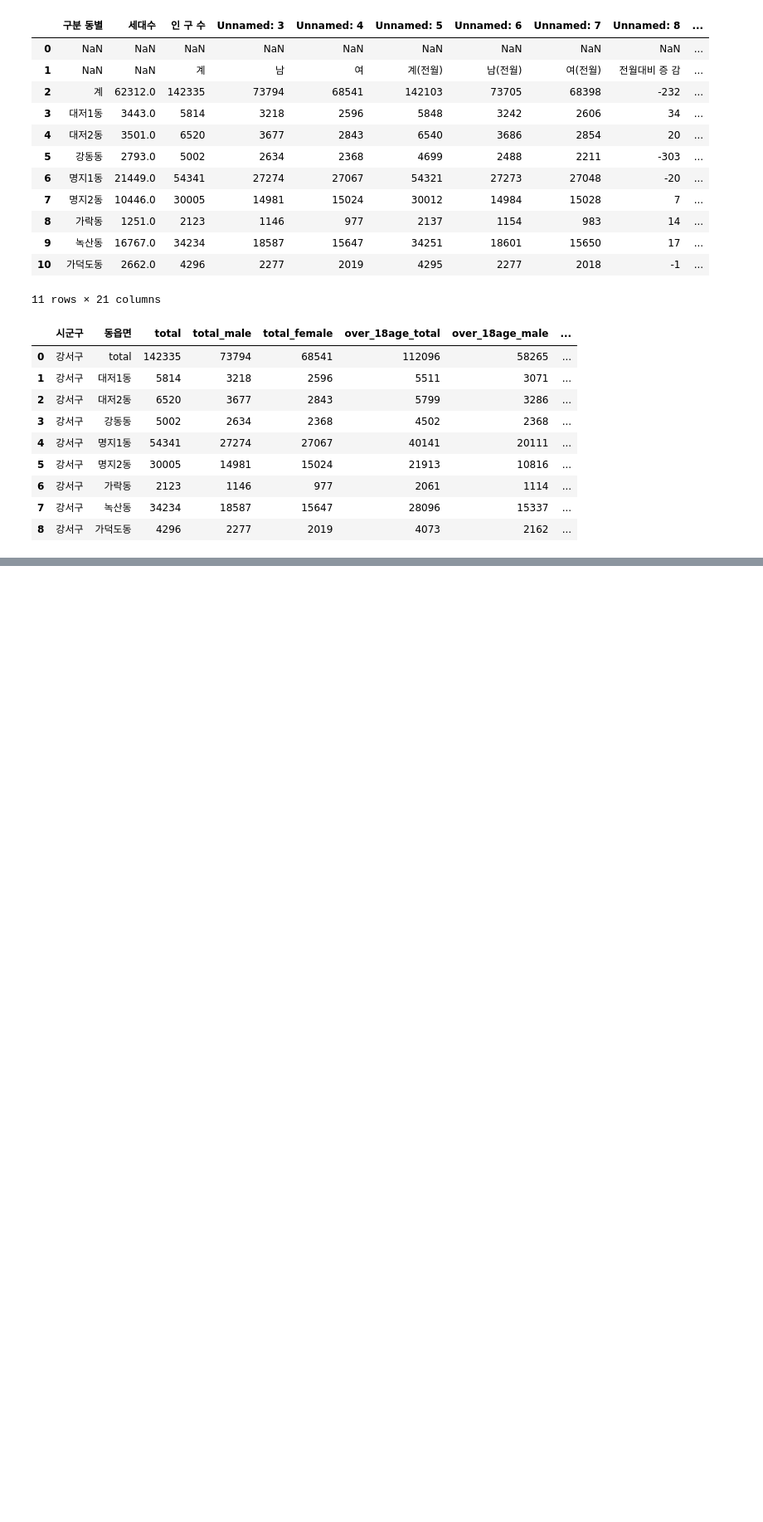
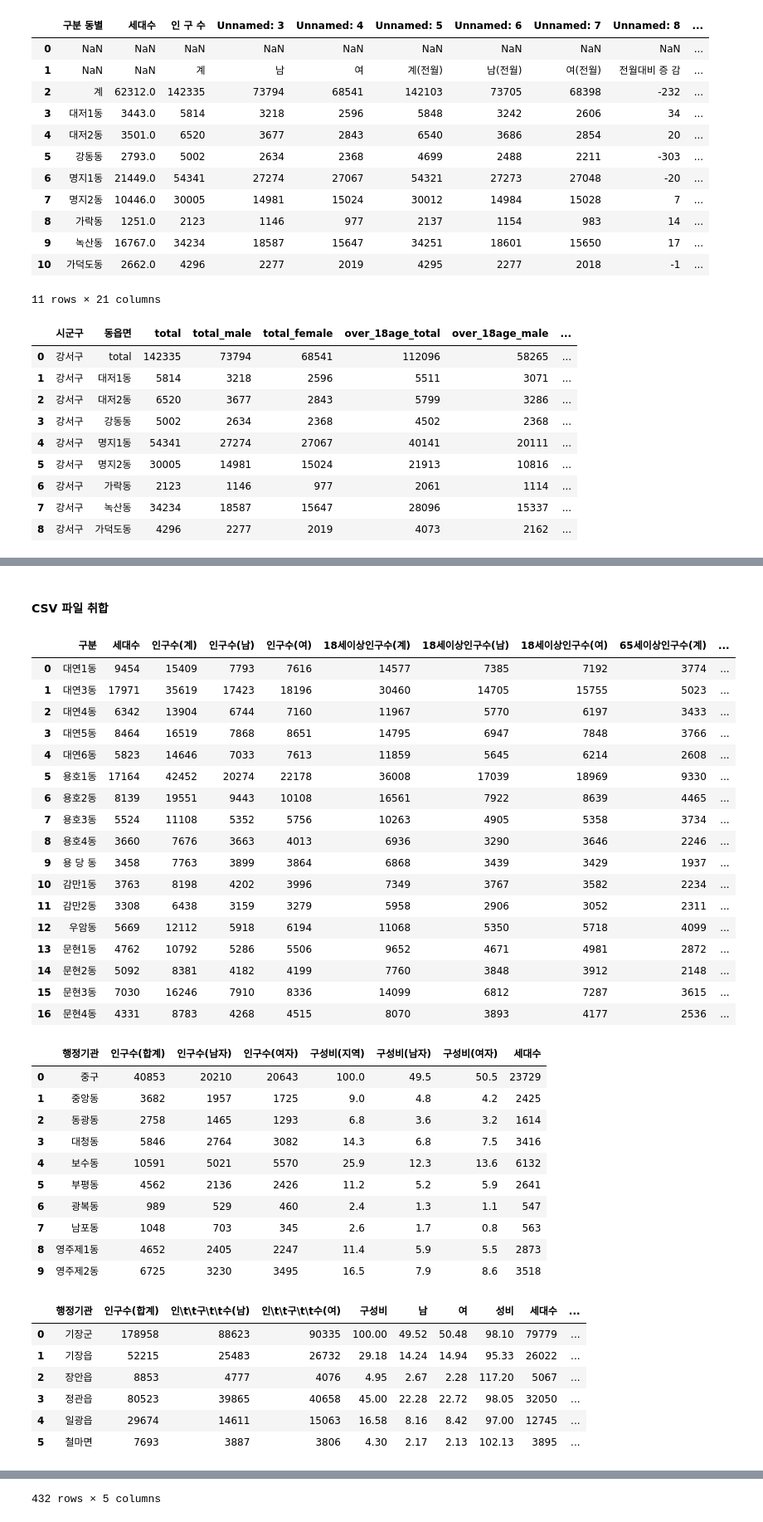
Before and after one commit to Lucky-Books/Lucky-Books-Data-Processing, a Jupyter notebook: data-preprocessing.ipynb, the cells around one changed output, grey strips where cells are left out. Shown: that part at 83% size. Saved outputs shown, nothing was run; the diff lists cells and outputs as text; code cells hidden in the pictures; blank space fills up the shorter version.

```diff
--- a/data-preprocessing.ipynb
+++ b/data-preprocessing.ipynb
@@ -176,11 +179,3 @@ display(df_all)
 | 6 | 강서구 | 가락동 | 2123 | 1146 | 977 | 2061 | 1114 | ... |
 | 7 | 강서구 | 녹산동 | 34234 | 18587 | 15647 | 28096 | 15337 | ... |
 | 8 | 강서구 | 가덕도동 | 4296 | 2277 | 2019 | 4073 | 2162 | ... |
-# %%
-
-for k, v in df_gangseogu[3:].items():
-    print(k)
-    l = []
-    for i in v:
-        l.append(i)
-    print(l)
@@ -204,0 +184,65 @@ Unnamed: 20
+# %% [markdown]
+#### CSV 파일 취합
+# %%
+new_df = {
+    '시군구': [],
+    '동읍면': [],
+    'total': [],
+    'total_male': [],
+    'total_female': [],
+    'over_18age_total': [],
+    'over_18age_male': [],
+    'over_18age_female': [],
+    'over_65age_total': [],
+    'over_65age_male': [],
+    'over_65age_female': [],
+}
+
+for i in range(1, len(dir_root)):
+    df = pd.read_csv(os.path.join(root, dir_root[i]), encoding='cp949')
+    for k, v in df.items():
+        l = []
+        for i in v:
+            l.append(i)
+
+        if '구분' in k:
+            new_df['동읍면'] = l
+        if '계' in k or '인구수'
+    display(df)
+# %% [output]
+|  | 구분 | 세대수 | 인구수(계) | 인구수(남) | 인구수(여) | 18세이상인구수(계) | 18세이상인구수(남) | 18세이상인구수(여) | 65세이상인구수(계) | ... |
+| 0 | 대연1동 | 9454 | 15409 | 7793 | 7616 | 14577 | 7385 | 7192 | 3774 | ... |
+| 1 | 대연3동 | 17971 | 35619 | 17423 | 18196 | 30460 | 14705 | 15755 | 5023 | ... |
+| 2 | 대연4동 | 6342 | 13904 | 6744 | 7160 | 11967 | 5770 | 6197 | 3433 | ... |
+| 3 | 대연5동 | 8464 | 16519 | 7868 | 8651 | 14795 | 6947 | 7848 | 3766 | ... |
+| 4 | 대연6동 | 5823 | 14646 | 7033 | 7613 | 11859 | 5645 | 6214 | 2608 | ... |
+| 5 | 용호1동 | 17164 | 42452 | 20274 | 22178 | 36008 | 17039 | 18969 | 9330 | ... |
+| 6 | 용호2동 | 8139 | 19551 | 9443 | 10108 | 16561 | 7922 | 8639 | 4465 | ... |
+| 7 | 용호3동 | 5524 | 11108 | 5352 | 5756 | 10263 | 4905 | 5358 | 3734 | ... |
+| 8 | 용호4동 | 3660 | 7676 | 3663 | 4013 | 6936 | 3290 | 3646 | 2246 | ... |
+| 9 | 용 당 동 | 3458 | 7763 | 3899 | 3864 | 6868 | 3439 | 3429 | 1937 | ... |
+| 10 | 감만1동 | 3763 | 8198 | 4202 | 3996 | 7349 | 3767 | 3582 | 2234 | ... |
+| 11 | 감만2동 | 3308 | 6438 | 3159 | 3279 | 5958 | 2906 | 3052 | 2311 | ... |
+| 12 | 우암동 | 5669 | 12112 | 5918 | 6194 | 11068 | 5350 | 5718 | 4099 | ... |
+| 13 | 문현1동 | 4762 | 10792 | 5286 | 5506 | 9652 | 4671 | 4981 | 2872 | ... |
+| 14 | 문현2동 | 5092 | 8381 | 4182 | 4199 | 7760 | 3848 | 3912 | 2148 | ... |
+| 15 | 문현3동 | 7030 | 16246 | 7910 | 8336 | 14099 | 6812 | 7287 | 3615 | ... |
+| 16 | 문현4동 | 4331 | 8783 | 4268 | 4515 | 8070 | 3893 | 4177 | 2536 | ... |
+|  | 행정기관 | 인구수(합계) | 인구수(남자) | 인구수(여자) | 구성비(지역) | 구성비(남자) | 구성비(여자) | 세대수 |
+| 0 | 중구 | 40853 | 20210 | 20643 | 100.0 | 49.5 | 50.5 | 23729 |
+| 1 | 중앙동 | 3682 | 1957 | 1725 | 9.0 | 4.8 | 4.2 | 2425 |
+| 2 | 동광동 | 2758 | 1465 | 1293 | 6.8 | 3.6 | 3.2 | 1614 |
+| 3 | 대청동 | 5846 | 2764 | 3082 | 14.3 | 6.8 | 7.5 | 3416 |
+| 4 | 보수동 | 10591 | 5021 | 5570 | 25.9 | 12.3 | 13.6 | 6132 |
+| 5 | 부평동 | 4562 | 2136 | 2426 | 11.2 | 5.2 | 5.9 | 2641 |
+| 6 | 광복동 | 989 | 529 | 460 | 2.4 | 1.3 | 1.1 | 547 |
+| 7 | 남포동 | 1048 | 703 | 345 | 2.6 | 1.7 | 0.8 | 563 |
+| 8 | 영주제1동 | 4652 | 2405 | 2247 | 11.4 | 5.9 | 5.5 | 2873 |
+| 9 | 영주제2동 | 6725 | 3230 | 3495 | 16.5 | 7.9 | 8.6 | 3518 |
+|  | 행정기관 | 인구수(합계) | 인\t\t구\t\t수(남) | 인\t\t구\t\t수(여) | 구성비 | 남 | 여 | 성비 | 세대수 | ... |
+| 0 | 기장군 | 178958 | 88623 | 90335 | 100.00 | 49.52 | 50.48 | 98.10 | 79779 | ... |
+| 1 | 기장읍 | 52215 | 25483 | 26732 | 29.18 | 14.24 | 14.94 | 95.33 | 26022 | ... |
+| 2 | 장안읍 | 8853 | 4777 | 4076 | 4.95 | 2.67 | 2.28 | 117.20 | 5067 | ... |
+| 3 | 정관읍 | 80523 | 39865 | 40658 | 45.00 | 22.28 | 22.72 | 98.05 | 32050 | ... |
+| 4 | 일광읍 | 29674 | 14611 | 15063 | 16.58 | 8.16 | 8.42 | 97.00 | 12745 | ... |
+| 5 | 철마면 | 7693 | 3887 | 3806 | 4.30 | 2.17 | 2.13 | 102.13 | 3895 | ... |
@@ -204,0 +312 @@ Unnamed: 20
+432 rows × 5 columns
```
Also changed, not shown: parts of 6 cells of this notebook, 2 other files.
